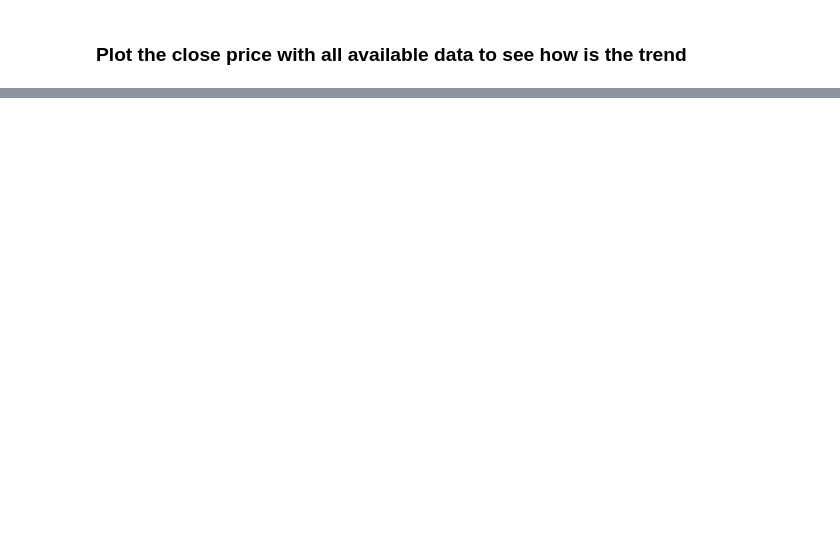
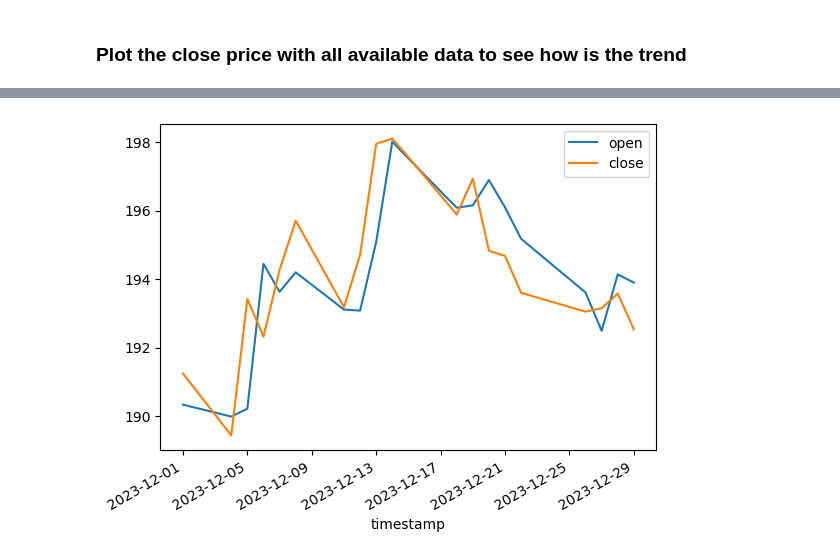
Before and after one commit to itsakcode/stock_analysis, a Jupyter notebook: src/stock_market.ipynb, the cells around one changed output, grey strips where cells are left out. Cells and saved outputs as stored; diff of their text form; code cells hidden in the pictures; blank space fills up the shorter version.

```diff
--- a/src/stock_market.ipynb
+++ b/src/stock_market.ipynb
@@ -45,0 +67,6 @@ print(stock_data_df.index.max())
+# %%
+# last 30 days
+stock_data_df[['open','close']].loc['2023-12-01':'2023-12-29'].plot()
+
+stock_data_df.hvplot.area(y=['open','close'])
+# %% [output]
@@ -45,0 +74 @@ print(stock_data_df.index.max())
+[figure, added]
```
Also changed, not shown: parts of 7 cells of this notebook, 10 other files.
